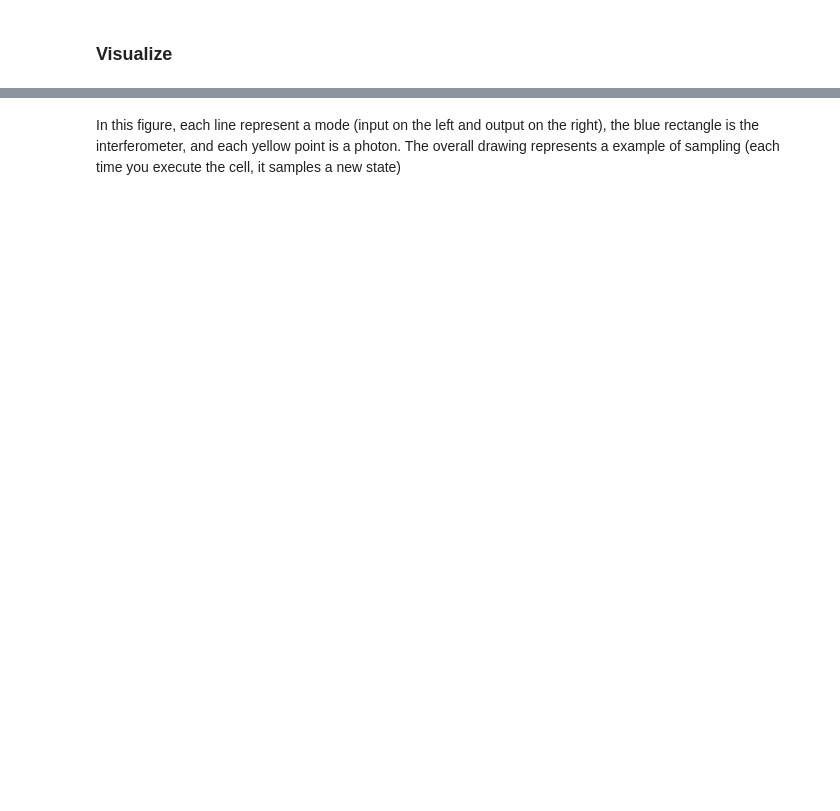
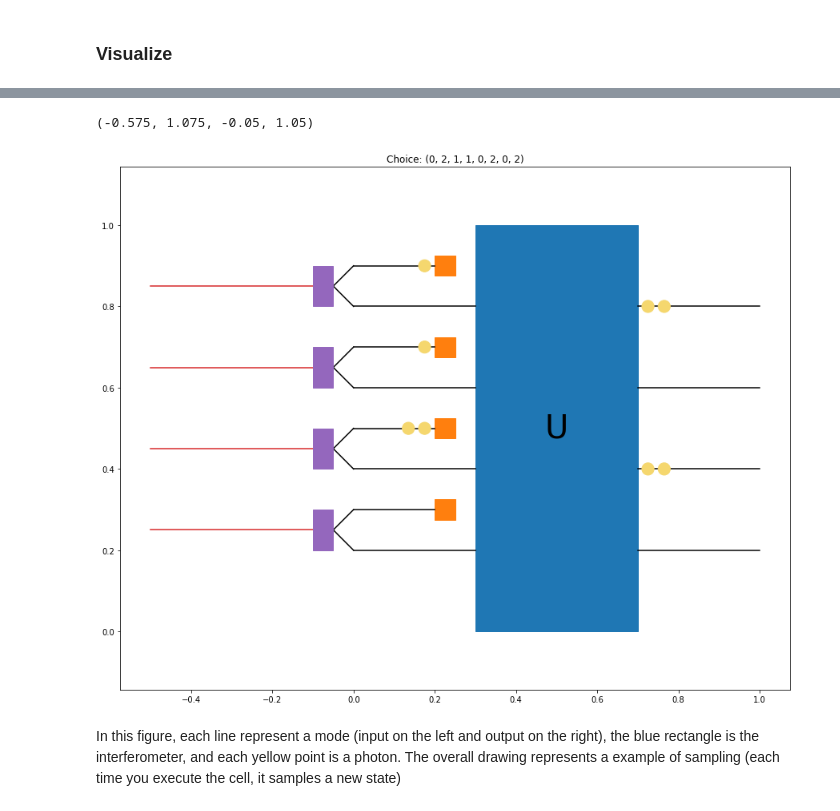
Before and after one commit to artix41/quantum-algorithms, a Jupyter notebook: strawberry-fields/scattershot-boson-sampling/scattershot-bs.ipynb, the cells around one changed output, grey strips where cells are left out. Drawn from its saved outputs; the diff is of its cells as text; code cells hidden in the pictures; blank space fills up the shorter version.

Commit message:
Add references, improve the visualization (to be continued)

```diff
--- a/strawberry-fields/scattershot-boson-sampling/scattershot-bs.ipynb
+++ b/strawberry-fields/scattershot-boson-sampling/scattershot-bs.ipynb
@@ -283,2 +234,80 @@ plt.axis('off')
+# %%
+# Constants
+
+color_rect = colormap[0]
+color_lines = "black"
+color_laser = colormap[3]
+color_photons = "#F5D76E"
+color_text_interf = "black"
+color_spdc = colormap[4]
+color_meas = colormap[1]
+unit = 0.05
+radius_photons = 0.015
+margin_photons = 0.01
+x_begin_rect, x_end_rect = 0.3, 0.7
+margin_meas = 0.05
+x_begin_meas = x_begin_rect-margin_meas-unit
+
+
+# Sample
+
+# choice = list_choices[np.random.choice(range(len(list_choices)), p=list_probs)]
+
+# Plot
+
+fig, ax = plt.subplots()
+fig.set_size_inches(15, 12)
+fig.axis = "equal"
+
+rect = mpatches.Rectangle((x_begin_rect,0),x_end_rect-x_begin_rect, 1, edgecolor=color_rect,facecolor=color_rect)
+ax.add_patch(rect)
+
+plt.text(0.5, 0.5, 'U', {'ha': 'center', 'va': 'center'}, size=40, color=color_text_interf)
+
+for i_line, y_line in enumerate(np.linspace(4*unit,16*unit,4), 0):
+    # draw laser lines
+    plt.plot([-0.5,-2*unit], [y_line+unit,y_line+unit], color=color_laser)
+
+    # draw for the output of the SPDC
+    plt.plot([-unit,0], [y_line+unit,y_line], color=color_lines)
+    plt.plot([-unit,0], [y_line+unit,y_line+2*unit], color=color_lines)
+
+    # draw lines interferometer lines
+    plt.plot([0,x_begin_rect], [y_line,y_line], color=color_lines)
+    plt.plot([x_end_rect, 1], [y_line,y_line], color=color_lines)
+
+    # draw lines for the input photons (before measure)
+    plt.plot([0,x_begin_meas], [y_line+2*unit,y_line+2*unit], color=color_lines)
+
+    # draw the input measures
+    meas_q = mpatches.Rectangle((x_begin_meas, y_line + 1.5*unit),unit,unit,edgecolor=color_meas,facecolor=color_meas)
+    ax.add_patch(meas_q)
+
+    # draw the SPDC
+    spdc = mpatches.Rectangle((-2*unit,y_line),unit,2*unit,edgecolor=color_spdc,facecolor=color_spdc, zorder=3)
+    ax.add_patch(spdc)
+
+    # draw the input photons
+    for i_photon in range(choice[i_line]):
+        x_photon = x_begin_meas - margin_photons - radius_photons - i_photon*(radius_photons*2 + margin_photons)
+        circle = mpatches.Circle([x_photon,y_line+2*unit], radius_photons, color=color_photons, zorder=3)
+        ax.add_patch(circle)
+
+    # draw the output photons
+    for i_photon in range(choice[4 + i_line]):
+        x_photon = x_end_rect + margin_photons + radius_photons + i_photon*(radius_photons*2 + margin_photons)
+        circle = mpatches.Circle([x_photon,y_line], radius_photons, color=color_photons, zorder=3)
+        ax.add_patch(circle)
+
+
+# ax.text(x_begin_rect/2, 1.1, 'Input', {'ha': 'center', 'va': 'center'}, size=20)
+# ax.text(x_end_rect + (1-x_end_rect)/2, 1.1, 'Output', {'ha': 'center', 'va': 'center'}, size=20)
+
+plt.title("Choice: {}".format(choice))
+plt.axis('equal')
+# plt.axis('off')
+# %% [output]
+(-0.575, 1.075, -0.05, 1.05)
+[figure, added]
 # %% [markdown]
 In this figure, each line represent a mode (input on the left and output on the right), the blue rectangle is the interferometer, and each yellow point is a photon. The overall drawing represents a example of sampling (each time you execute the cell, it samples a new state)
```
Also changed, not shown: parts of 13 cells of this notebook.
